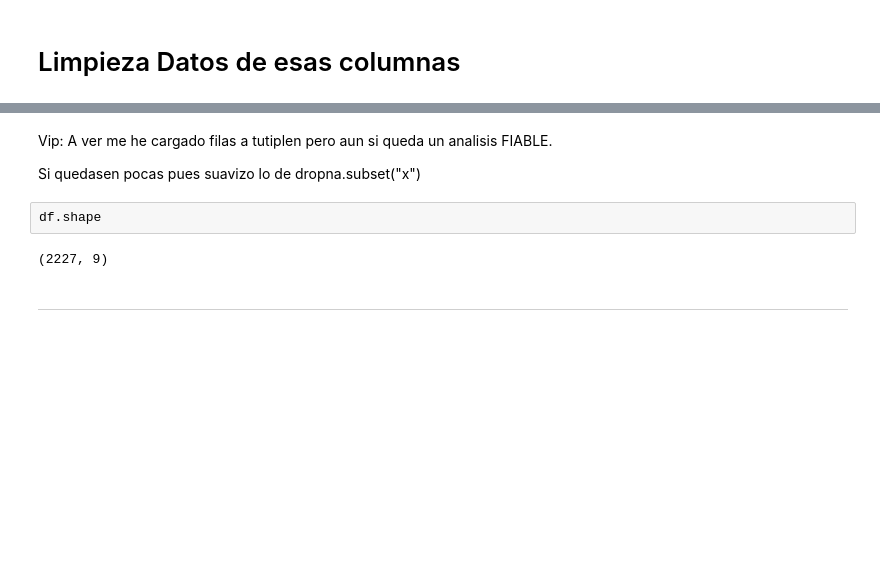
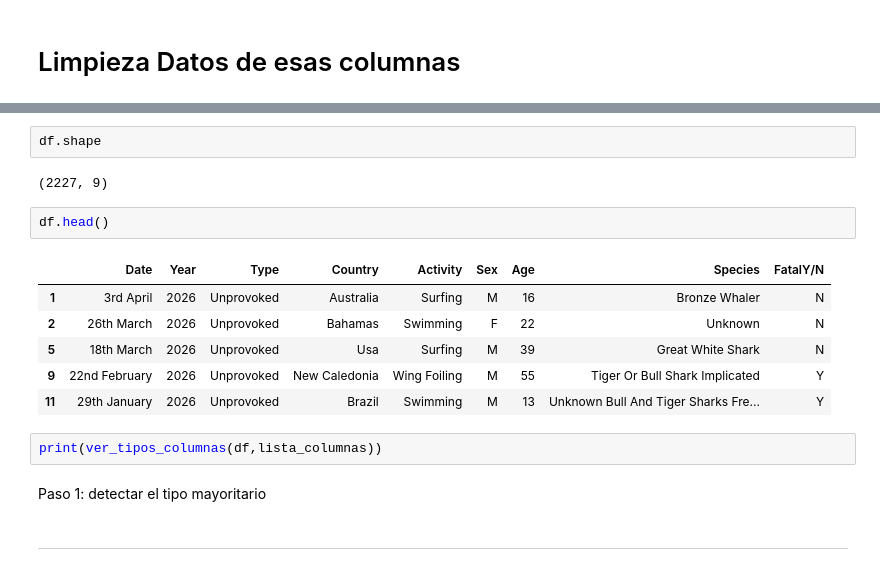
Before and after one commit to gabrieleb76-bot/Shark_Attacks_New, a Jupyter notebook: Corregido.ipynb, the cells around one changed output, grey strips where cells are left out. Cells and saved outputs as stored; diff of their text form; blank space fills up the shorter version.

```diff
--- a/Corregido.ipynb
+++ b/Corregido.ipynb
@@ -430,11 +462,20 @@ df.head(20)
-# %% [markdown]
-Vip: A ver me he cargado filas a tutiplen pero aun si queda un analisis FIABLE.
-
-Si quedasen pocas pues suavizo lo de dropna.subset("x")
 # %%
 df.shape
 # %% [output]
 (2227, 9)
+# %%
+df.head()
+# %% [output]
+|  | Date | Year | Type | Country | Activity | Sex | Age | Species | FatalY/N |
+| 1 | 3rd April | 2026 | Unprovoked | Australia | Surfing | M | 16 | Bronze Whaler | N |
+| 2 | 26th March | 2026 | Unprovoked | Bahamas | Swimming | F | 22 | Unknown | N |
+| 5 | 18th March | 2026 | Unprovoked | Usa | Surfing | M | 39 | Great White Shark | N |
+| 9 | 22nd February | 2026 | Unprovoked | New Caledonia | Wing Foiling | M | 55 | Tiger Or Bull Shark Implicated | Y |
+| 11 | 29th January | 2026 | Unprovoked | Brazil | Swimming | M | 13 | Unknown Bull And Tiger Sharks Fre... | Y |
+# %%
+print(ver_tipos_columnas(df,lista_columnas))
+# %% [markdown]
+Paso 1: detectar el tipo mayoritario
 # %% [markdown]
 ---
 # %% [markdown]
```
Also changed, not shown: parts of 58 cells of this notebook.
